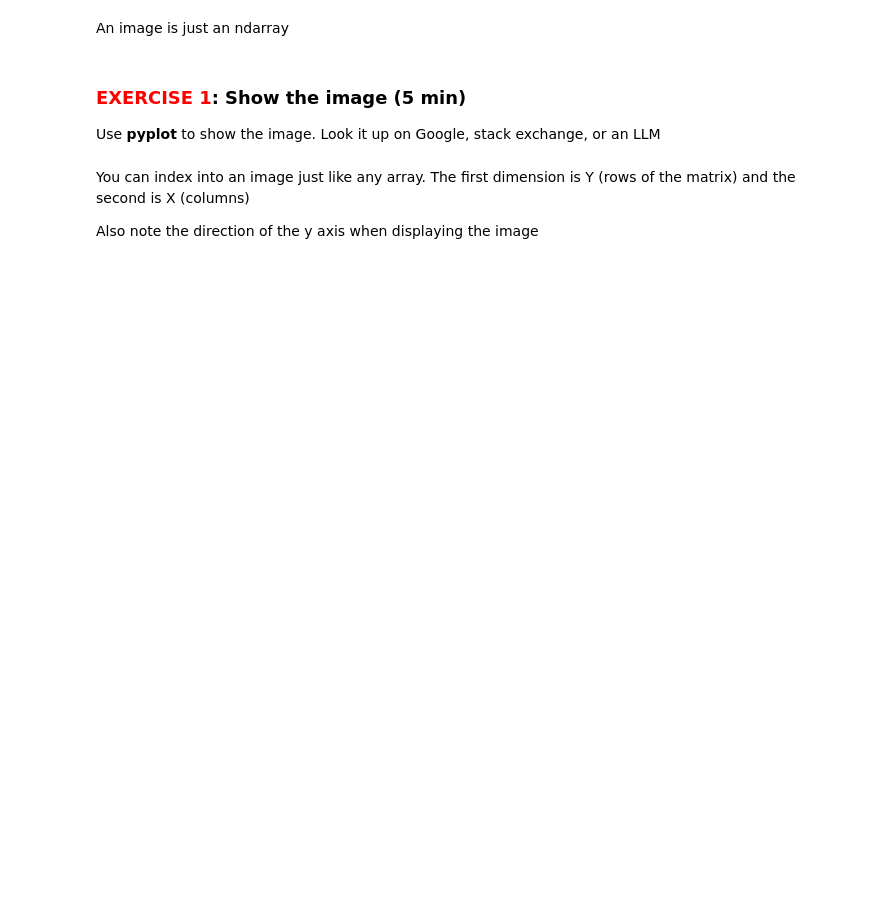
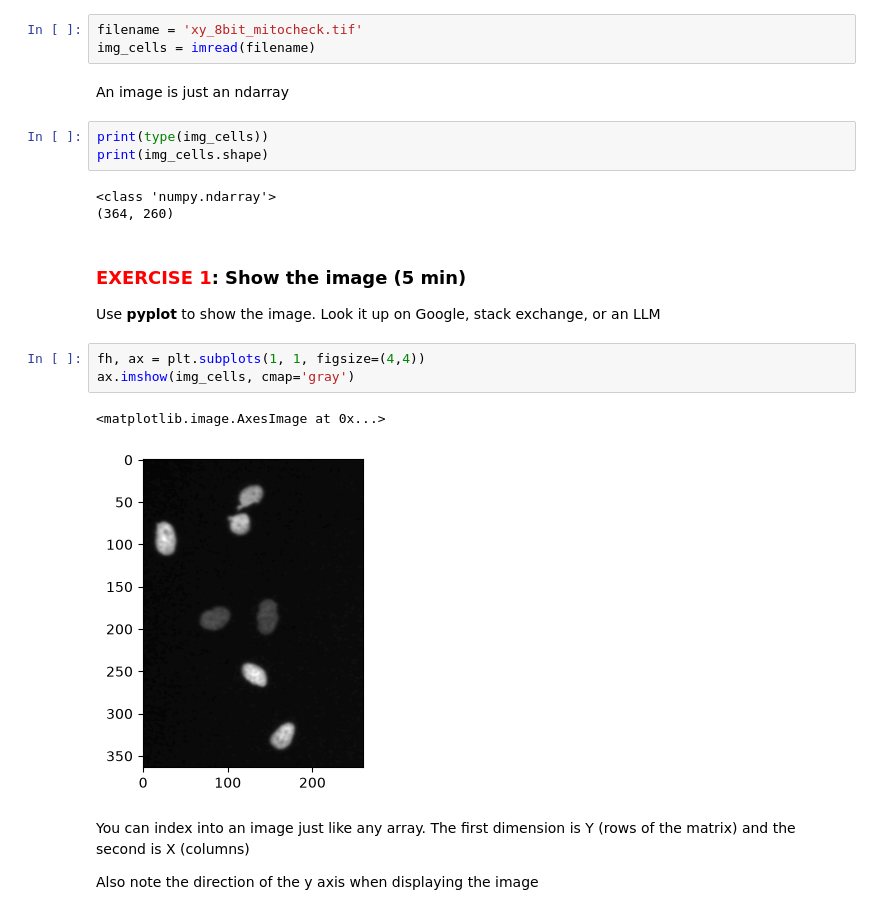
Before and after one commit to HeroHTML5/ABIO558-Ad, a Jupyter notebook: miniproject_3_blank.ipynb, the cells around one changed output. Saved outputs shown, nothing was run; the diff lists cells and outputs as text; blank space fills up the shorter version.

```diff
--- a/miniproject_3_blank.ipynb
+++ b/miniproject_3_blank.ipynb
@@ -30,12 +48,27 @@ from skimage import filters, measure
 from skimage.io import imread
 # %% [markdown]
 ## 1) Loading, inspecting, and indexing images
+# %%
+filename = 'xy_8bit_mitocheck.tif'
+img_cells = imread(filename)
 # %% [markdown]
 An image is just an ndarray
+# %%
+print(type(img_cells))
+print(img_cells.shape)
+# %% [output]
+<class 'numpy.ndarray'>
+(364, 260)
 # %% [markdown]
 ### <span style='color:red;'>EXERCISE 1</span>: Show the image (5 min)
 Use **pyplot** to show the image.
 Look it up on Google, stack exchange, or an LLM
+# %%
+fh, ax = plt.subplots(1, 1, figsize=(4,4))
+ax.imshow(img_cells, cmap='gray')
+# %% [output]
+<matplotlib.image.AxesImage at 0x...>
+[figure, added]
 # %% [markdown]
 You can index into an image just like any array. The first dimension is Y (rows of the matrix) and the second is X (columns)
 
```
Also changed, not shown: parts of 4 cells of this notebook.
